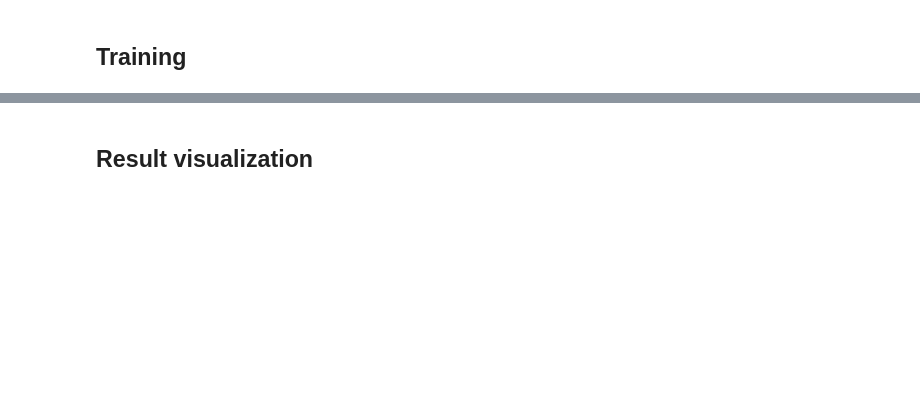
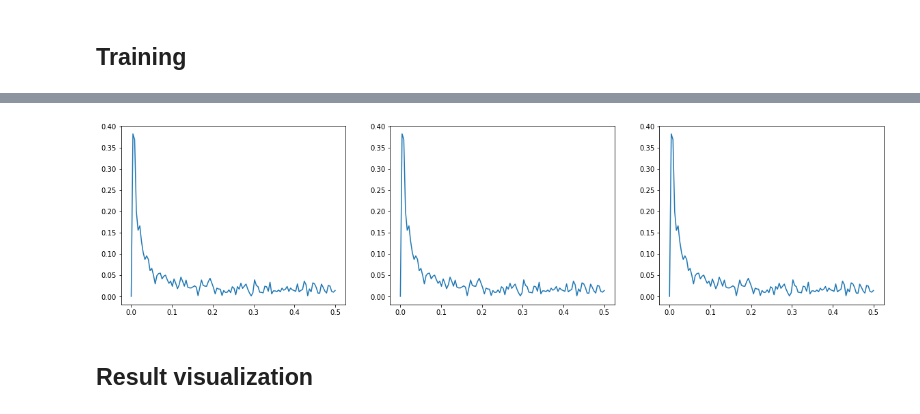
Before and after one commit to Maison-de-la-Simulation/hrmes, a Jupyter notebook: pca.ipynb, the cells around one changed output, grey strips where cells are left out. Cells and saved outputs as stored; diff of their text form; code cells hidden in the pictures; blank space fills up the shorter version.

Commit message:
time series study

```diff
--- a/pca.ipynb
+++ b/pca.ipynb
@@ -148,3 +165,21 @@ Epoch  12
+# %%
+def g(index):
+    series = dataset.masked_simulations[0].numpy().squeeze()
+    yf = scipy.fftpack.fft(series)
+    N = len(series)
+    T = 1.
+    xf = np.linspace(0.0, 1.0/(2.0*T), N//2)
+    plt.plot(xf, 2.0/N * np.abs(yf[:N//2]))
+plt.figure(figsize=(20, 4.8))
+plt.subplot(1,3,1)
+g(0)
+plt.subplot(1,3,2)
+g(1)
+plt.subplot(1,3,3)
+g(2)
+plt.show()
+# %% [output]
+[figure, added]
 # %% [markdown]
 ## Result visualization
 # %%
```
Also changed, not shown: parts of 19 cells of this notebook, 2 other files.
